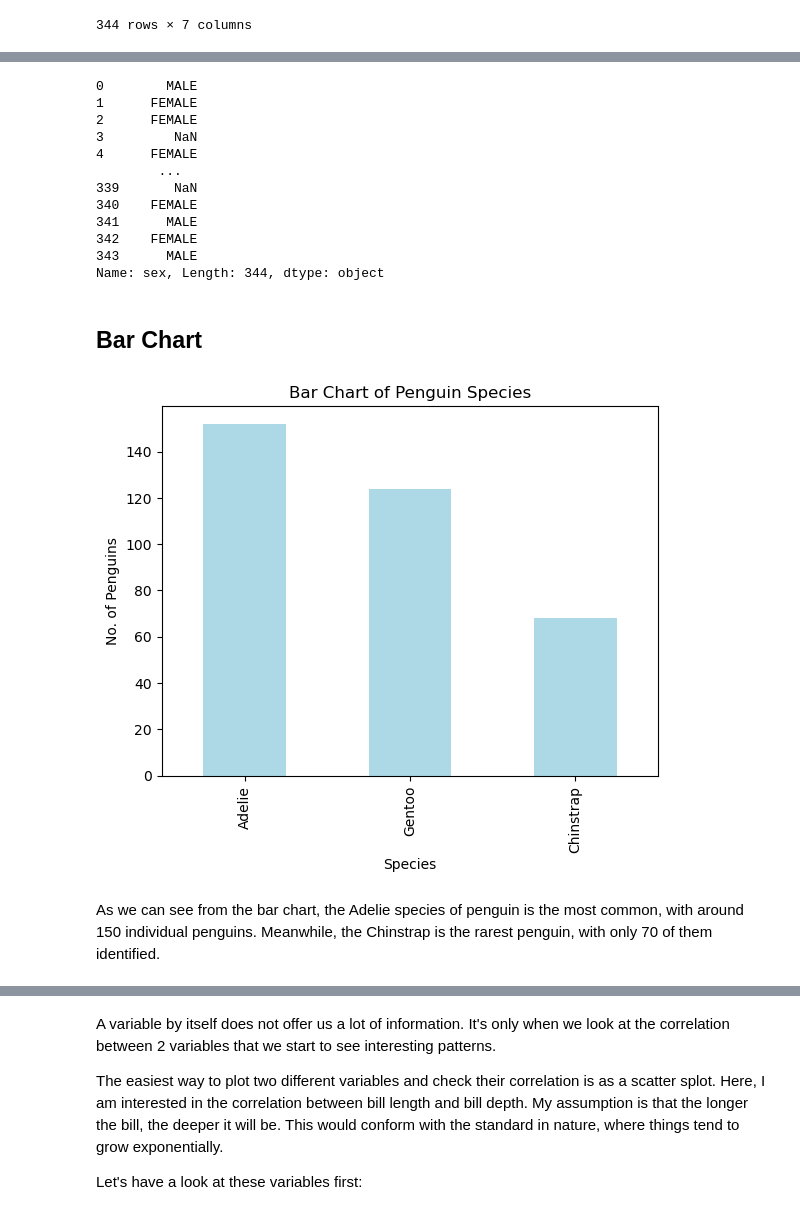
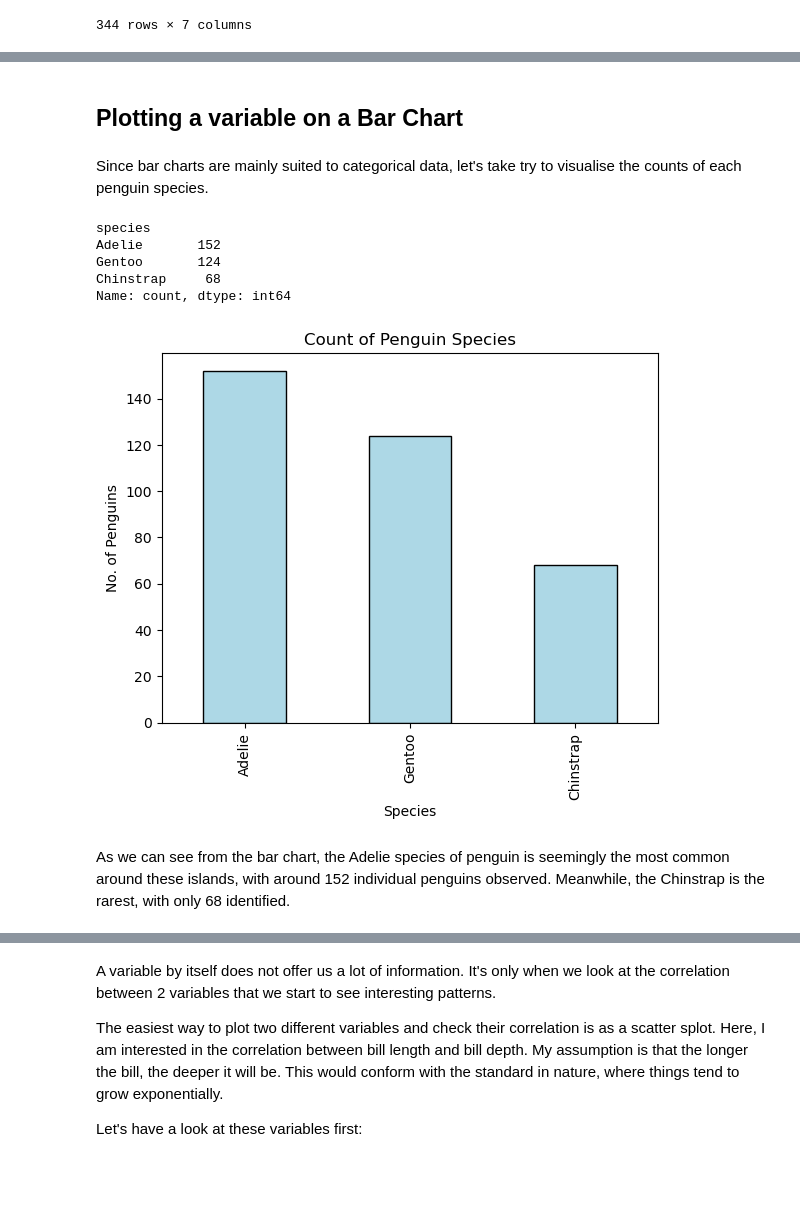
Before and after one commit to MylesHenehan/mywork, a Jupyter notebook: penguins.ipynb, the cells around one changed output, grey strips where cells are left out. Drawn from its saved outputs; the diff is of its cells as text; code cells hidden in the pictures; blank space fills up the shorter version.

```diff
--- a/penguins.ipynb
+++ b/penguins.ipynb
@@ -74,32 +65,26 @@ Name: 0, dtype: object
-# %%
-# sex of penguins
-df['sex']
-# %% [output]
-0        MALE
-1      FEMALE
-2      FEMALE
-3         NaN
-4      FEMALE
-        ...
-339       NaN
-340    FEMALE
-341      MALE
-342    FEMALE
-343      MALE
-Name: sex, Length: 344, dtype: object
+# %% [markdown]
+## Plotting a variable on a Bar Chart
+# %% [markdown]
+Since bar charts are mainly suited to categorical data, let's take try to visualise the counts of each penguin species.
 # %%
-# Count the number of penguins of each species
+# First, we count the number of penguins of each species using the function below.
 PenguinSpecies = df['species'].value_counts()
+# Now let's print it so We have an idea of what we're going to see in the plot.
+PenguinSpecies
+# %% [output]
+species
+Adelie       152
+Gentoo       124
+Chinstrap     68
+Name: count, dtype: int64
-# %% [markdown]
-## Bar Chart
 # %%
-PenguinSpecies.plot(kind='bar', color='lightblue') # this function plots a bar chart of the counts of penguin species
+PenguinSpecies.plot(kind='bar', color='lightblue', edgecolor='black') # this function plots a bar chart of the counts of penguin species, using species for the x axis and the count for the y axis.
 plt.xlabel('Species')
 plt.ylabel('No. of Penguins')
-plt.title('Bar Chart of Penguin Species')
+plt.title('Count of Penguin Species')
 #Added labels and a title
 plt.show()
 # %% [output]
-[figure, old version]
+[figure, new version]
 # %% [markdown]
-As we can see from the bar chart, the Adelie species of penguin is the most common, with around 150 individual penguins. Meanwhile, the Chinstrap is the rarest penguin, with only 70 of them identified.
+As we can see from the bar chart, the Adelie species of penguin is seemingly the most common around these islands, with around 152 individual penguins observed. Meanwhile, the Chinstrap is the rarest, with only 68 identified.
```
Also changed, not shown: parts of 32 cells of this notebook.
